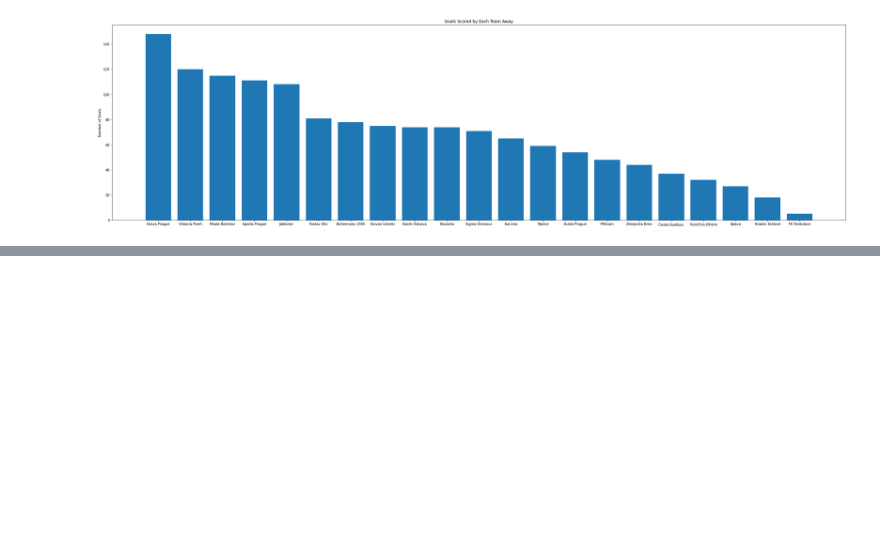
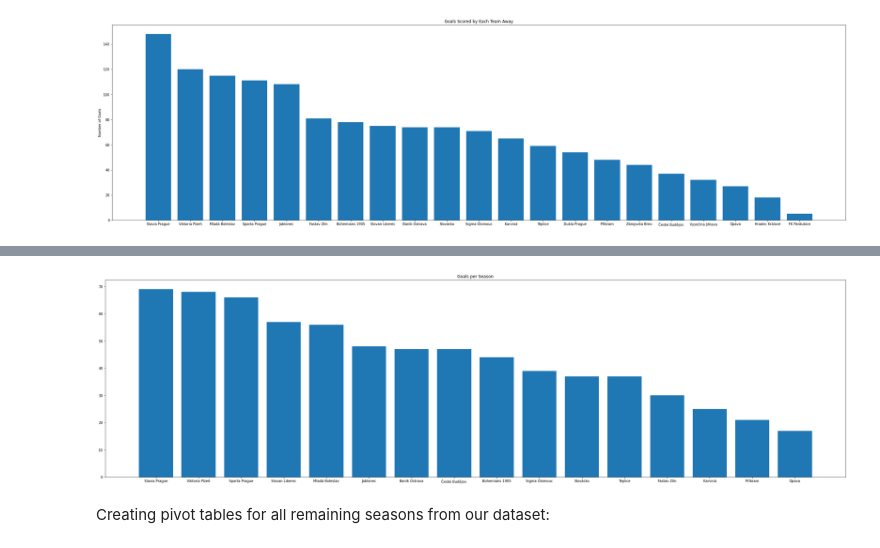
Before and after one commit to Johnymancvrk/Czech-Football-League, a Jupyter notebook: Teams_Cleaning&Analysis.ipynb, the cells around one changed output, grey strips where cells are left out. Cells and saved outputs as stored; diff of their text form; code cells hidden in the pictures; blank space fills up the shorter version.

```diff
--- a/Teams_Cleaning&Analysis.ipynb
+++ b/Teams_Cleaning&Analysis.ipynb
@@ -185,0 +206,7 @@ plt.show()
+# %%
+year = []
+for y in scores_clean['Date']:
+    year.append(y[0:4])
+scores = scores_clean.copy()
+scores['Year'] = year
+scores
@@ -185,0 +227,22 @@ plt.show()
+# %%
+scores['Date'] = pd.to_datetime(scores['Date'])
+
+def gimme_season_pivot(start_date, end_date):
+    mask = (scores['Date'] > start_date) & (scores['Date'] <= end_date)
+    season_scores = scores.loc[mask]
+    hgoals_pivot = pd.pivot_table(season_scores, values = "Home Team Goals", index = "Home Team", aggfunc = np.sum)
+    agoals_pivot = pd.pivot_table(season_scores, values = "Away Team Goals", index = "Away Team", aggfunc = np.sum)
+    hgoals_pivot_df = pd.DataFrame(hgoals_pivot)
+    hgoals_pivot_df["Team"] = hgoals_pivot_df.index
+    agoals_pivot_df = pd.DataFrame(agoals_pivot)
+    agoals_pivot_df["Team"] = agoals_pivot_df.index
+    season_goals_df = pd.merge(hgoals_pivot_df, agoals_pivot_df, on = "Team")
+    season_goals_df["Total Goals"] = season_goals_df["Home Team Goals"] + season_goals_df["Away Team Goals"]
+    season_goals_df = season_goals_df.reindex(columns=["Team", "Home Team Goals", "Away Team Goals", "Total Goals"])
+    season_goals_df_sortedby_total = season_goals_df.sort_values(by = "Total Goals", ascending = False)
+    return season_goals_df_sortedby_total
+# %%
+start_date = "2019-07-11"
+end_date = "2020-07-12"
+season_pivot_1920 = gimme_season_pivot(start_date, end_date)
+season_pivot_1920
@@ -185,0 +267,10 @@ plt.show()
+# %%
+fig = plt.figure()
+ax = fig.add_axes([0,0,5,2])
+ax.bar(season_pivot_1920["Team"], season_pivot_1920["Total Goals"])
+ax.set_title('Goals per Season')
+plt.show()
+# %% [output]
+[figure, added]
+# %% [markdown]
+Creating pivot tables for all remaining seasons from our dataset:
```
Also changed, not shown: parts of 10 cells of this notebook.
